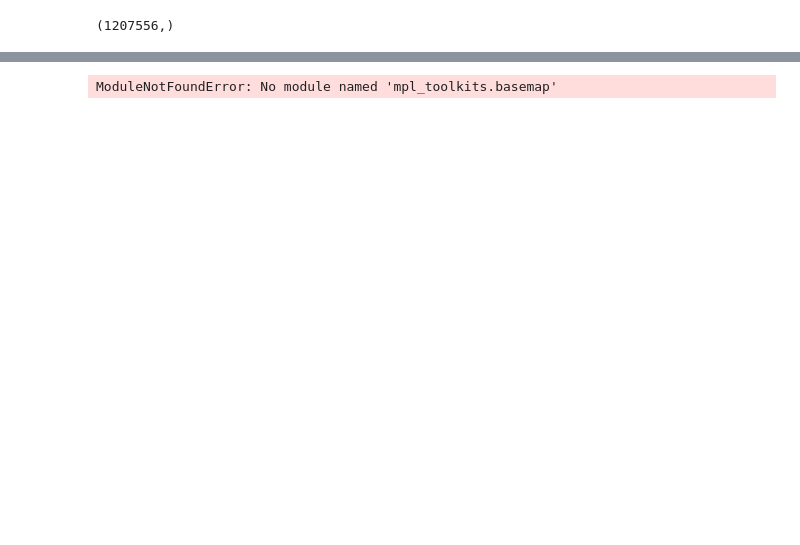
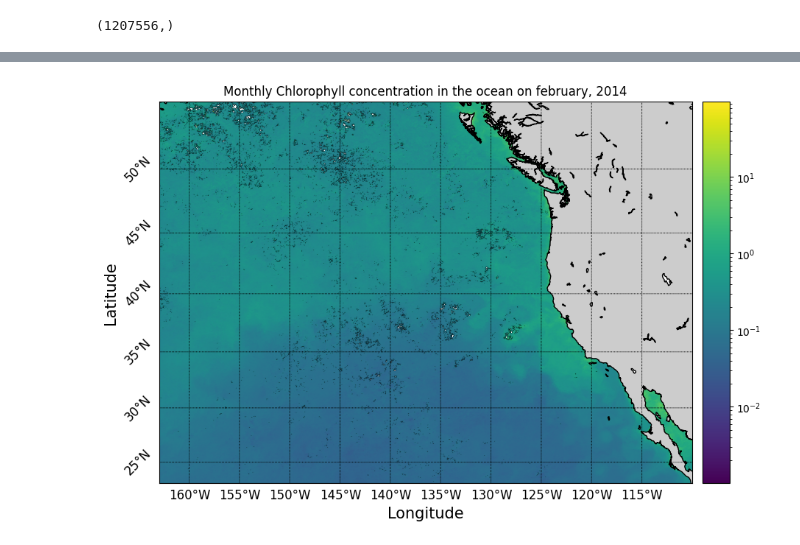
Before and after one commit to MaritzaB/satellital_imagery, a Jupyter notebook: clase_04/CLOROFILA_BASEMAP_ok.ipynb, the cells around one changed output, grey strips where cells are left out. Drawn from its saved outputs; the diff is of its cells as text; code cells hidden in the pictures; blank space fills up the shorter version.

```diff
--- a/clase_04/CLOROFILA_BASEMAP_ok.ipynb
+++ b/clase_04/CLOROFILA_BASEMAP_ok.ipynb
@@ -96,27 +99,28 @@ plt.show()
 # %%
-# NOT WORKING
-
 from mpl_toolkits.basemap import Basemap
 from matplotlib.colors import LogNorm
 
 fig, axes=plt.subplots(figsize=(10,10))
+axes.set_title('Monthly Chlorophyll concentration in the ocean on ' + date_time.strftime('%B,' + ' %Y').lower())
+plt.xlabel('Longitude',fontsize=15, labelpad=22)
+plt.ylabel('Latitude',fontsize=15, labelpad=40)
 
 m=Basemap(projection='mill',lat_ts=15,llcrnrlon=lon.min(), \
           urcrnrlon=lon.max(),llcrnrlat=lat.min(),urcrnrlat=lat.max(), \
           resolution='i')
 
 m.drawcoastlines()
 
 x,y=m(*np.meshgrid(lon,lat))
 
-m.pcolormesh(x,y,chl3d[-1,:,:],shading='gouraud',norm=LogNorm(vmin=MIN,vmax=MAX),cmap=plt.cm.jet)
-m.fillcontinents(color='0.6')
+m.pcolormesh(x,y,chl3d[-1,:,:],shading='gouraud',norm=LogNorm(vmin=min_chl,vmax=max_chl),cmap='viridis')
+m.fillcontinents(color='0.8', lake_color='white')
 
-m.drawparallels(np.arange(10,13,1),labels=[1,0,0,0],linewidth=0.7,fontsize=12)
-m.drawmeridians(np.arange(-77,-71,1),labels=[0,0,0,1],linewidth=0.7,fontsize=12)
-
+m.drawparallels(np.arange(25,55,5),labels=[1,0,0,0],linewidth=0.7,fontsize=12, rotation=45)
+m.drawmeridians(np.arange(-160,-110,5),labels=[0,0,0,1],linewidth=0.7,fontsize=12)
 
 m.colorbar()
+
 plt.show()
 # %% [output]
-ModuleNotFoundError: No module named 'mpl_toolkits.basemap'
+[figure, added]
```
Also changed, not shown: parts of 7 cells of this notebook.
